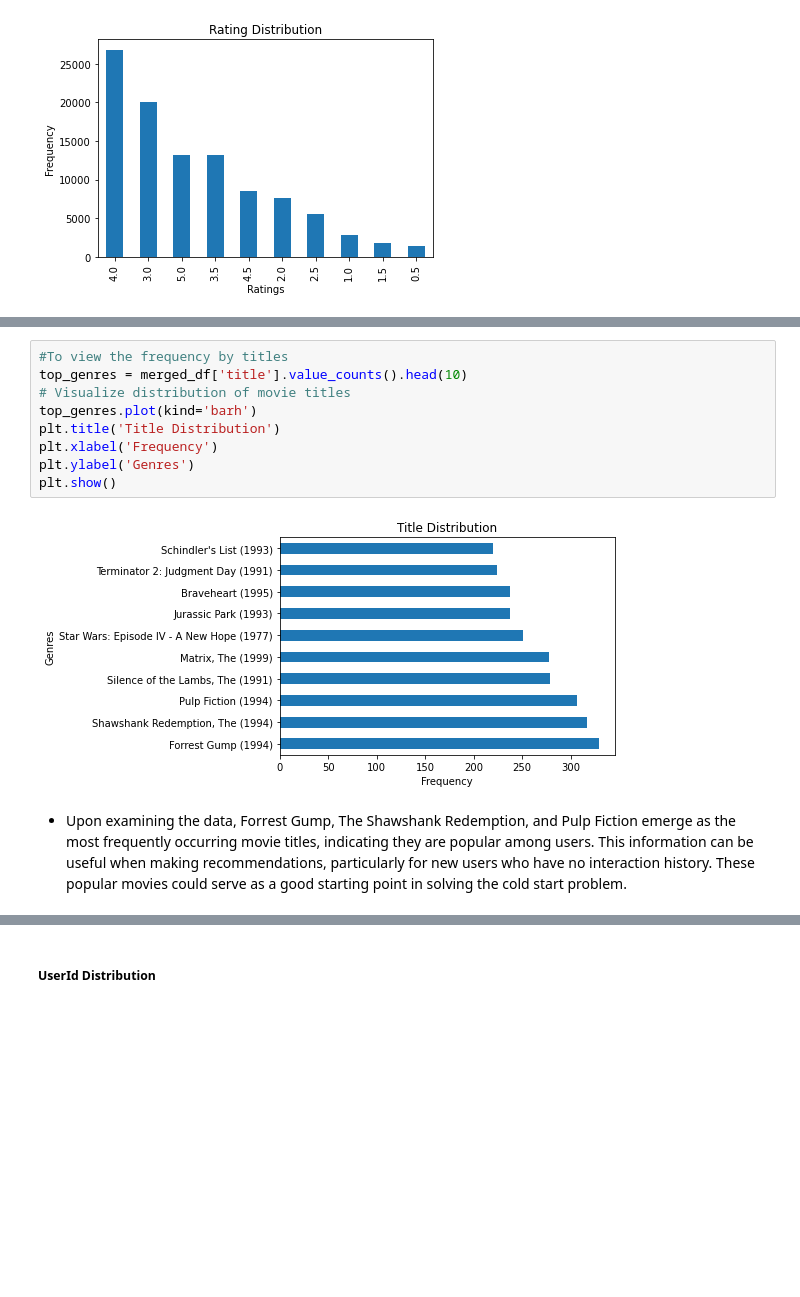
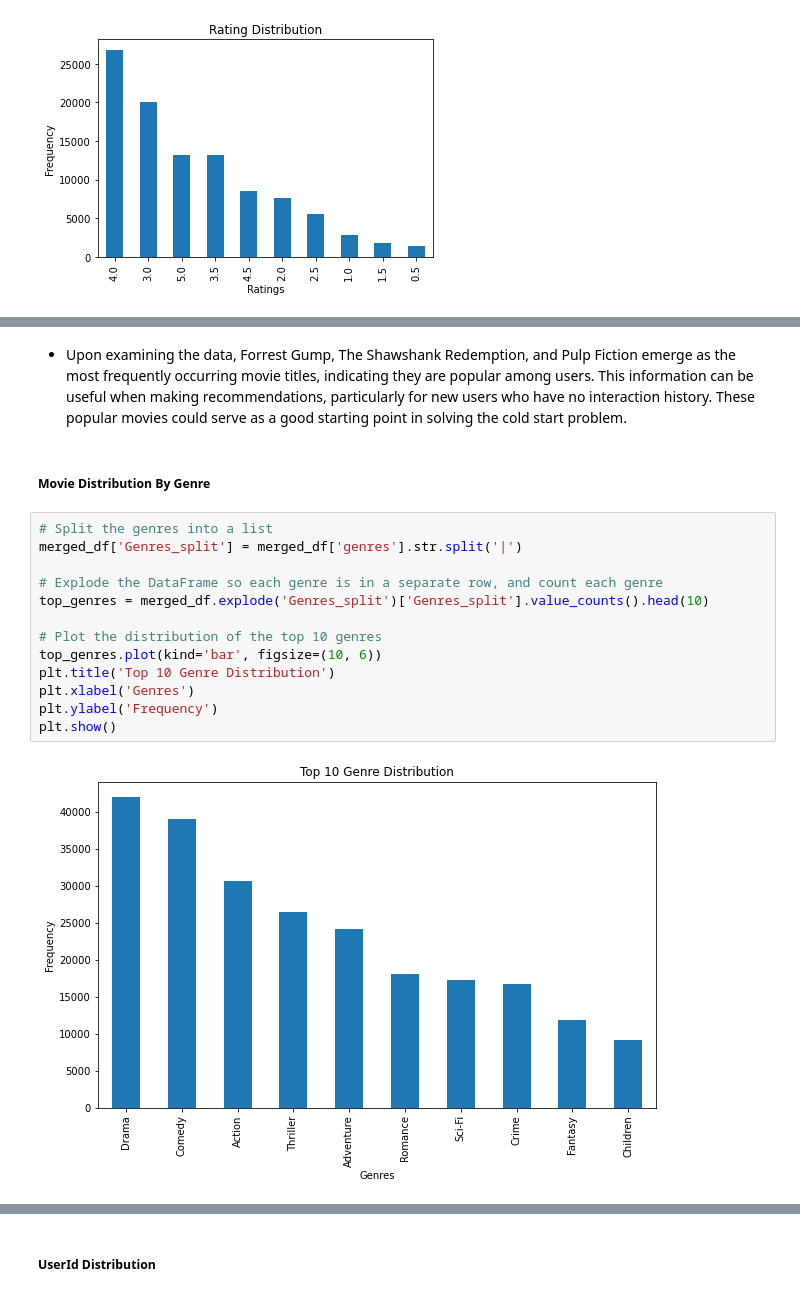
Before and after one commit to jgatharia/Movie_Recommender_System, a Jupyter notebook: Movie.ipynb, the cells around one changed output, grey strips where cells are left out. Saved outputs shown, nothing was run; the diff lists cells and outputs as text; blank space fills up the shorter version.

Commit message:
Data Cleaning and EDA Done

```diff
--- a/Movie.ipynb
+++ b/Movie.ipynb
@@ -223,13 +238,19 @@ plt.show()
-# %%
-#To view the frequency by titles
-top_genres = merged_df['title'].value_counts().head(10)
-# Visualize distribution of movie titles
-top_genres.plot(kind='barh')
-plt.title('Title Distribution')
-plt.xlabel('Frequency')
-plt.ylabel('Genres')
-plt.show()
-# %% [output]
-[figure, removed]
 # %% [markdown]
 * Upon examining the data, Forrest Gump, The Shawshank Redemption, and Pulp Fiction emerge as the most frequently occurring movie titles, indicating they are popular among users. This information can be useful when making recommendations, particularly for new users who have no interaction history. These popular movies could serve as a good starting point in solving the cold start problem.
+# %% [markdown]
+##### Movie Distribution By Genre
+# %%
+# Split the genres into a list
+merged_df['Genres_split'] = merged_df['genres'].str.split('|')
+
+# Explode the DataFrame so each genre is in a separate row, and count each genre
+top_genres = merged_df.explode('Genres_split')['Genres_split'].value_counts().head(10)
+
+# Plot the distribution of the top 10 genres
+top_genres.plot(kind='bar', figsize=(10, 6))
+plt.title('Top 10 Genre Distribution')
+plt.xlabel('Genres')
+plt.ylabel('Frequency')
+plt.show()
+# %% [output]
+[figure, added]
```
Also changed, not shown: parts of 18 cells of this notebook.
